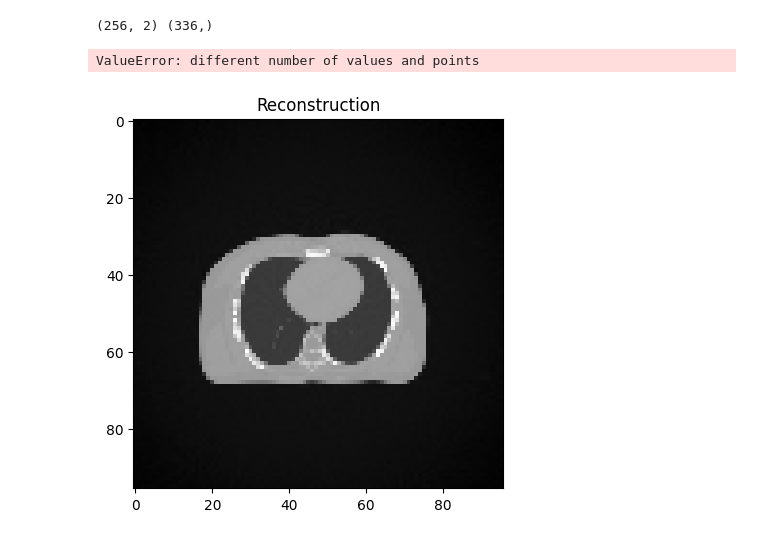
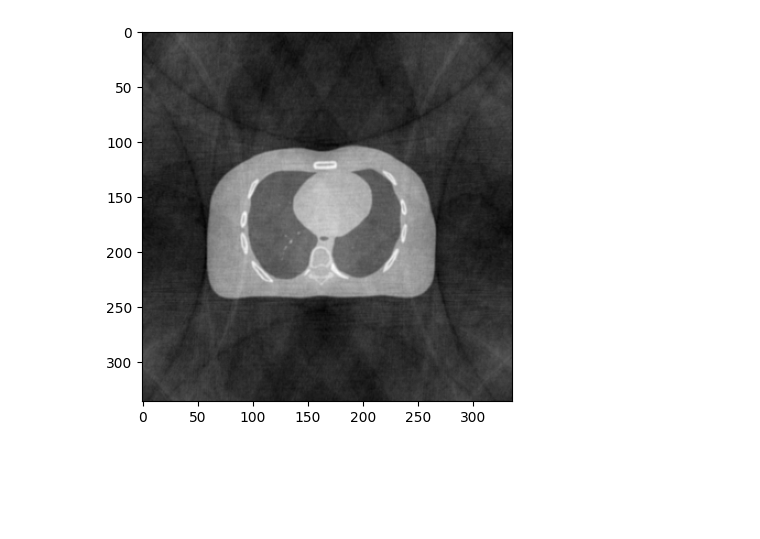
Before and after one commit to Antetokounpo/PhysNum-TP, a Jupyter notebook: TP2/PythonFiles/test.ipynb, the cells around one changed output. Cells and saved outputs as stored; diff of their text form; code cells hidden in the pictures; blank space fills up the shorter version.

Commit message:
good shit, un algo pour la cinq qui marche comme faut pis yé commentez en plus, AMAZING.

```diff
--- a/TP2/PythonFiles/test.ipynb
+++ b/TP2/PythonFiles/test.ipynb
@@ -7,6 +7,6 @@ import numpy as np
 
 sinogramData = readSinogram("data/sinogram-patient.txt")
 angles = np.loadtxt("data/angles.txt")
-sinogram = sinogramData[2].T
-nbprj = sinogramData[0]
-nb_angles = sinogramData[1]
+angles = np.deg2rad(angles)
+sinogram = sinogramData[2]
+nbprj = sinogramData[1]
@@ -42,11 +13,27 @@ def fourier_slice_reconstruction(projections, angles, size=256):
-# %%
-i = fourier_slice_reconstruction(sinogram, np.sort(angles))
-# %% [output]
-(256, 2) (336,)
-ValueError: different number of values and points
+# %%
+def do_recon(sinogram, angles):
+    dim = sinogram.shape[1] # nombre de projections et dimension de l'image finale
+    P = np.fft.fftshift(np.fft.fft(np.fft.ifftshift(sinogram, axes=1), axis=1), axes=1) # On centre le DC (freq=0)
+    P = P.ravel()
+    # grille polaire dans l'espace de Fourier
+    r = np.arange(dim) - dim / 2
+    r, a = np.meshgrid(r, angles)
+    r = r.ravel()
+    a = a.ravel()
+    srcx = (dim / 2) + r*np.cos(a)
+    srcy = (dim / 2) + r*np.sin(a)
+    # On construit une grille cartésienne qui servira pour l'interpolation
+    dstx, dsty = np.meshgrid(np.arange(dim), np.arange(dim))
+    dstx = dstx.ravel()
+    dsty = dsty.ravel()
+    fft2 = sp.interpolate.griddata((srcx, srcy), P, (dstx, dsty), method="nearest").reshape((dim, dim)) # Interpolation "voisins proches"
+    # de la grille polaire vers la grille cartésienne
+    recon = np.real(np.fft.fftshift(np.fft.ifft2(np.fft.ifftshift(fft2)))) # Retour dans l'espace temporel, on inverse tous les opérations
+    recon = np.rot90(recon.T, -1) # On réoriente l'image reconstruite
+    return recon
 # %%
-plt.imshow(image, cmap="gray")
-plt.title("Reconstruction")
+trial = do_recon(sinogram, angles)
+plt.imshow(trial, cmap="gray")
 plt.show()
 # %% [output]
-[figure, old version]
+[figure, new version]
```
Also changed, not shown: parts of 1 cell of this notebook.
